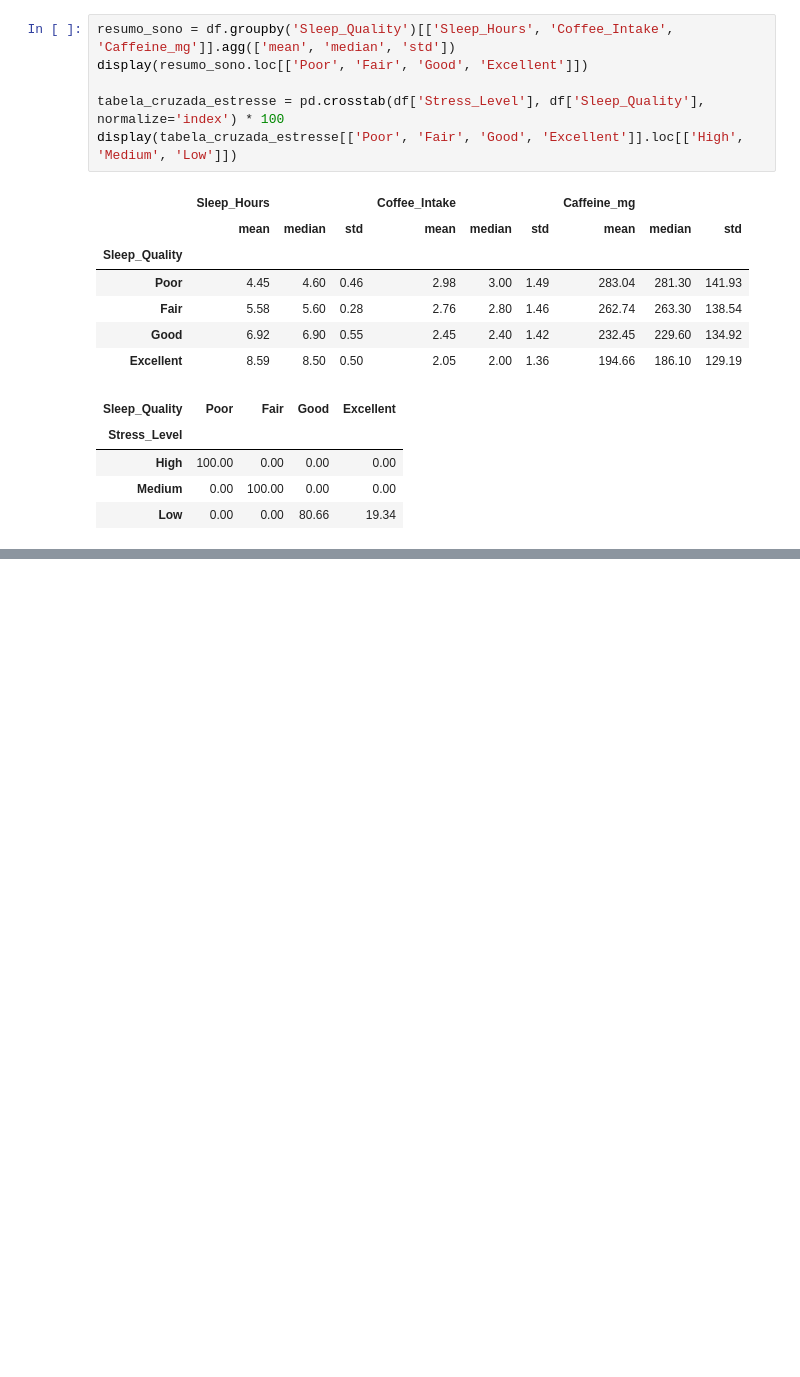
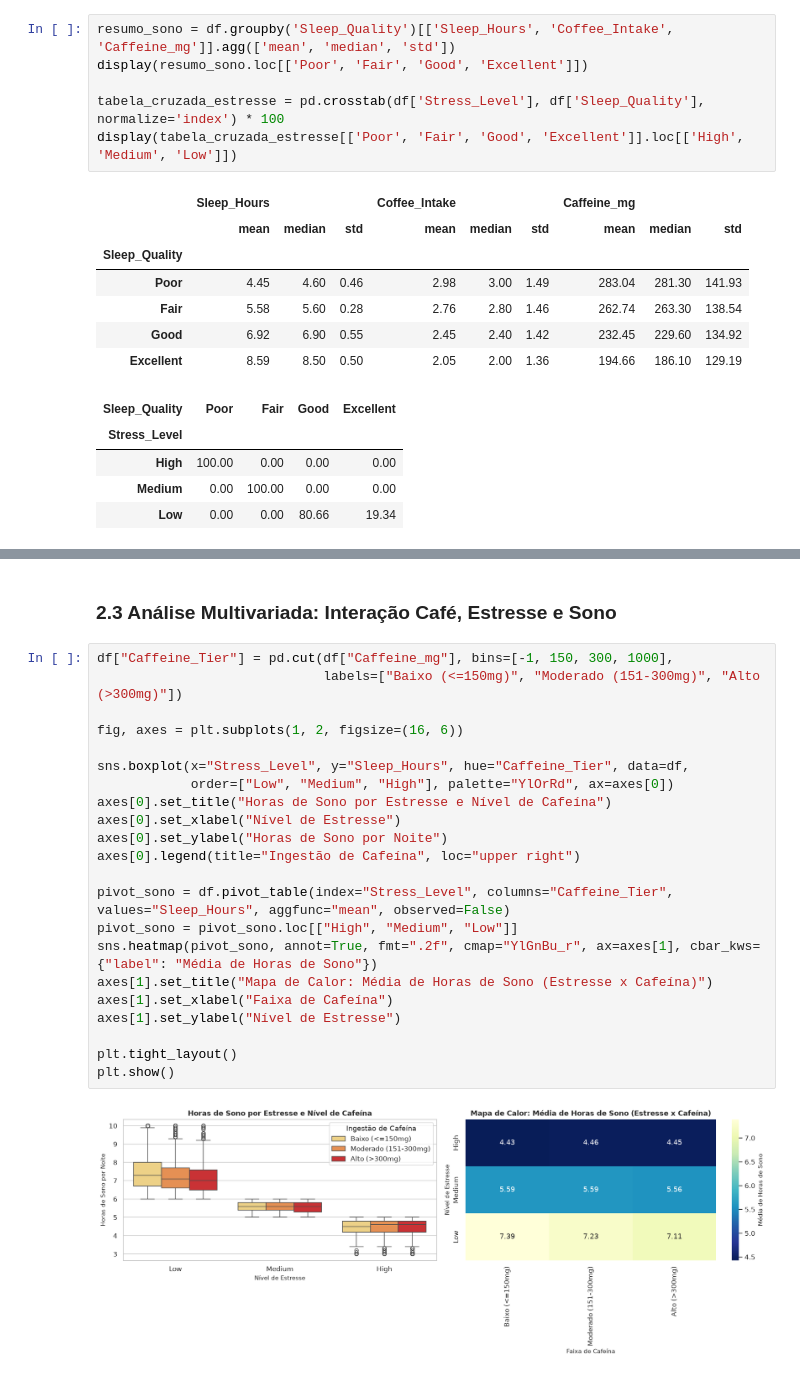
Before and after one commit to Davi-Goivinho/Checkpoint_Cientista_Dados-_1, a Jupyter notebook: notebooks/analise_cafe_sono.ipynb, the cells around one changed output, grey strips where cells are left out. Drawn from its saved outputs; the diff is of its cells as text; blank space fills up the shorter version.

```diff
--- a/notebooks/analise_cafe_sono.ipynb
+++ b/notebooks/analise_cafe_sono.ipynb
@@ -285,0 +359,26 @@ display(tabela_cruzada_estresse[['Poor', 'Fair', 'Good', 'Excellent']].loc[['Hig
+# %% [markdown]
+### 2.3 Análise Multivariada: Interação Café, Estresse e Sono
+# %%
+df["Caffeine_Tier"] = pd.cut(df["Caffeine_mg"], bins=[-1, 150, 300, 1000],
+                             labels=["Baixo (<=150mg)", "Moderado (151-300mg)", "Alto (>300mg)"])
+
+fig, axes = plt.subplots(1, 2, figsize=(16, 6))
+
+sns.boxplot(x="Stress_Level", y="Sleep_Hours", hue="Caffeine_Tier", data=df,
+            order=["Low", "Medium", "High"], palette="YlOrRd", ax=axes[0])
+axes[0].set_title("Horas de Sono por Estresse e Nível de Cafeína")
+axes[0].set_xlabel("Nível de Estresse")
+axes[0].set_ylabel("Horas de Sono por Noite")
+axes[0].legend(title="Ingestão de Cafeína", loc="upper right")
+
+pivot_sono = df.pivot_table(index="Stress_Level", columns="Caffeine_Tier", values="Sleep_Hours", aggfunc="mean", observed=False)
+pivot_sono = pivot_sono.loc[["High", "Medium", "Low"]]
+sns.heatmap(pivot_sono, annot=True, fmt=".2f", cmap="YlGnBu_r", ax=axes[1], cbar_kws={"label": "Média de Horas de Sono"})
+axes[1].set_title("Mapa de Calor: Média de Horas de Sono (Estresse x Cafeína)")
+axes[1].set_xlabel("Faixa de Cafeína")
+axes[1].set_ylabel("Nível de Estresse")
+
+plt.tight_layout()
+plt.show()
+# %% [output]
+[figure, added]
```
Also changed, not shown: parts of 7 cells of this notebook, 2 other files.
